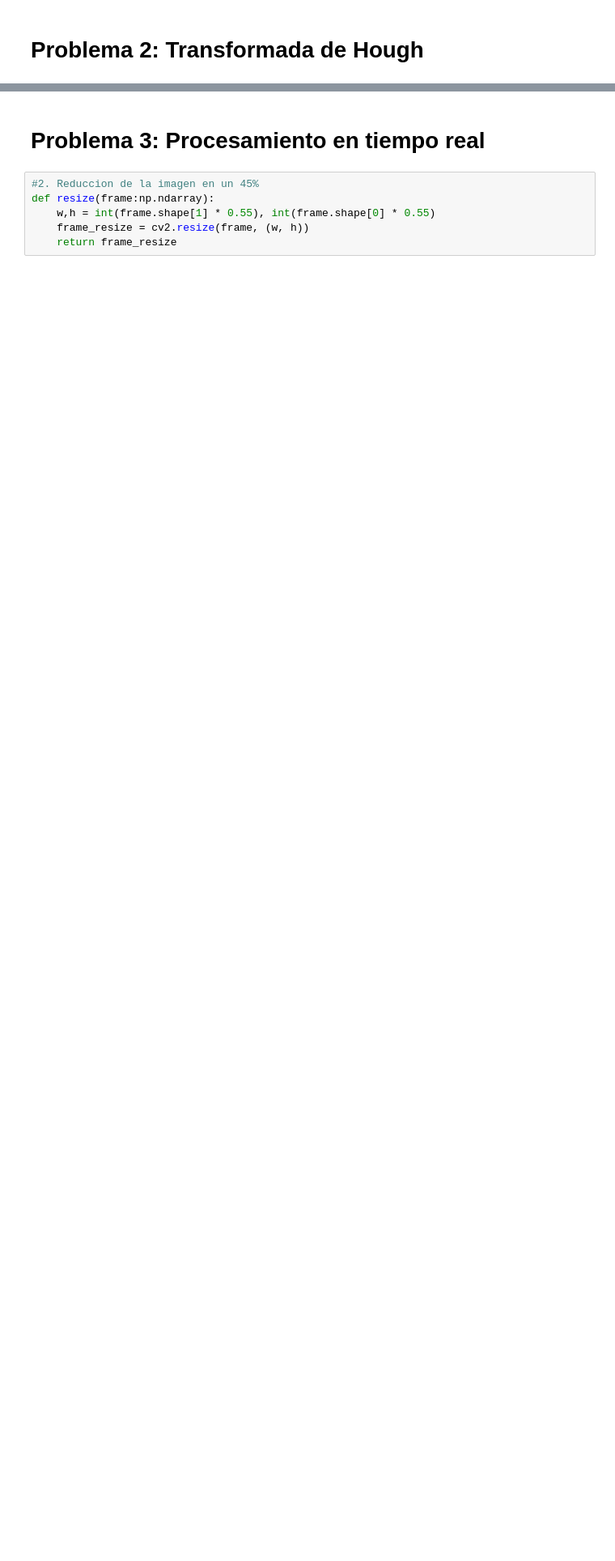
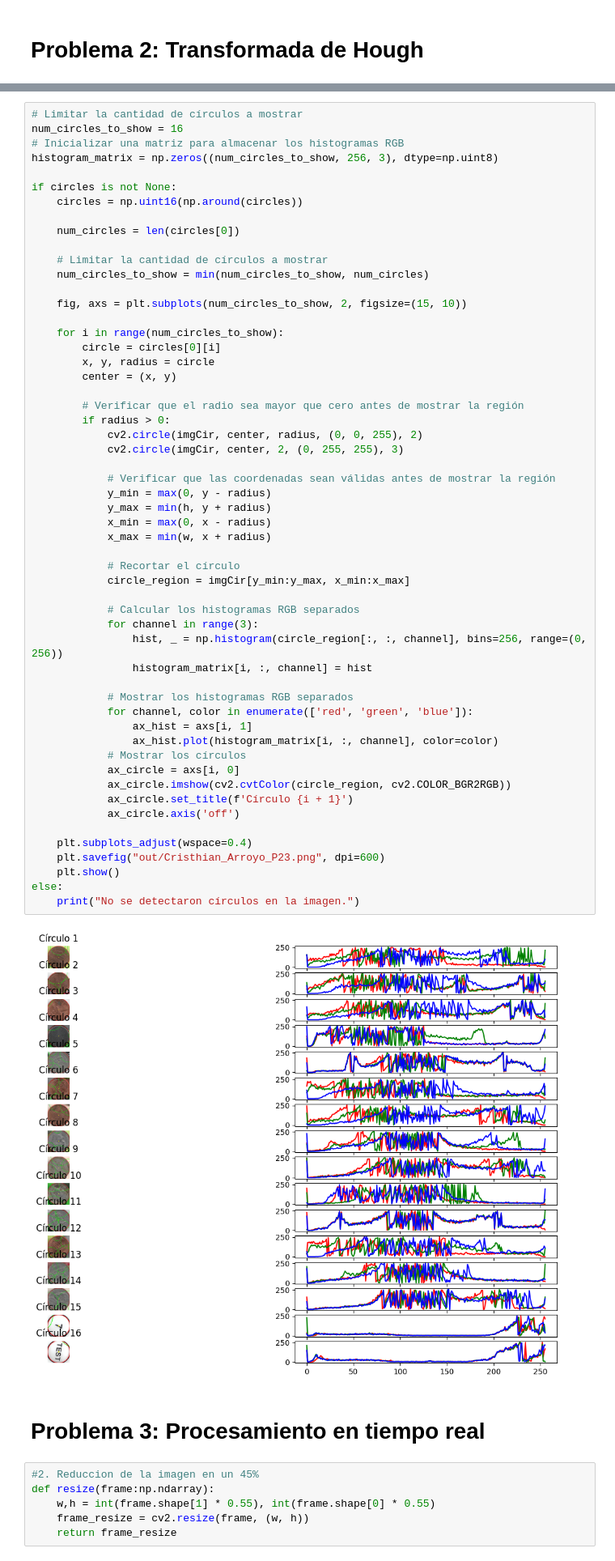
Before and after one commit to MxsterSenpai/parcial1_topicos, a Jupyter notebook: parcial1.ipynb, the cells around one changed output, grey strips where cells are left out. Shown at 81% size. Drawn from its saved outputs; the diff is of its cells as text; blank space fills up the shorter version.

```diff
--- a/parcial1.ipynb
+++ b/parcial1.ipynb
@@ -150,3 +230,60 @@ imgCir = cv2.resize(img2, dsize)
+# %%
+# Limitar la cantidad de círculos a mostrar
+num_circles_to_show = 16
+# Inicializar una matriz para almacenar los histogramas RGB
+histogram_matrix = np.zeros((num_circles_to_show, 256, 3), dtype=np.uint8)
+
+if circles is not None:
+    circles = np.uint16(np.around(circles))
+
+    num_circles = len(circles[0])
+
+    # Limitar la cantidad de círculos a mostrar
+    num_circles_to_show = min(num_circles_to_show, num_circles)
+
+    fig, axs = plt.subplots(num_circles_to_show, 2, figsize=(15, 10))
+
+    for i in range(num_circles_to_show):
+        circle = circles[0][i]
+        x, y, radius = circle
+        center = (x, y)
+
+        # Verificar que el radio sea mayor que cero antes de mostrar la región
+        if radius > 0:
+            cv2.circle(imgCir, center, radius, (0, 0, 255), 2)
+            cv2.circle(imgCir, center, 2, (0, 255, 255), 3)
+
+            # Verificar que las coordenadas sean válidas antes de mostrar la región
+            y_min = max(0, y - radius)
+            y_max = min(h, y + radius)
+            x_min = max(0, x - radius)
+            x_max = min(w, x + radius)
+
+            # Recortar el círculo
+            circle_region = imgCir[y_min:y_max, x_min:x_max]
+
+            # Calcular los histogramas RGB separados
+            for channel in range(3):
+                hist, _ = np.histogram(circle_region[:, :, channel], bins=256, range=(0, 256))
+                histogram_matrix[i, :, channel] = hist
+
+            # Mostrar los histogramas RGB separados
+            for channel, color in enumerate(['red', 'green', 'blue']):
+                ax_hist = axs[i, 1]
+                ax_hist.plot(histogram_matrix[i, :, channel], color=color)
+            # Mostrar los círculos
+            ax_circle = axs[i, 0]
+            ax_circle.imshow(cv2.cvtColor(circle_region, cv2.COLOR_BGR2RGB))
+            ax_circle.set_title(f'Círculo {i + 1}')
+            ax_circle.axis('off')
+
+    plt.subplots_adjust(wspace=0.4)
+    plt.savefig("out/Cristhian_Arroyo_P23.png", dpi=600)
+    plt.show()
+else:
+    print("No se detectaron círculos en la imagen.")
+# %% [output]
+[figure, added]
 # %% [markdown]
 # Problema 3: Procesamiento en tiempo real
 # %%
```
Also changed, not shown: parts of 5 cells of this notebook, 5 other files.
